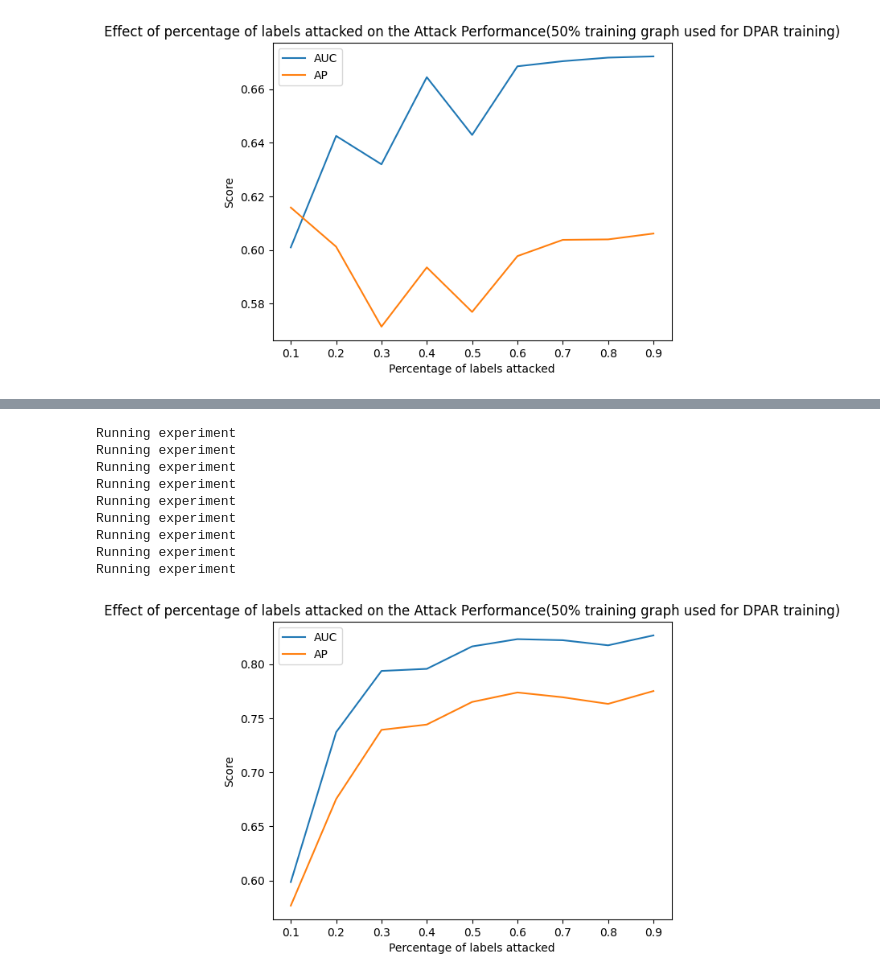
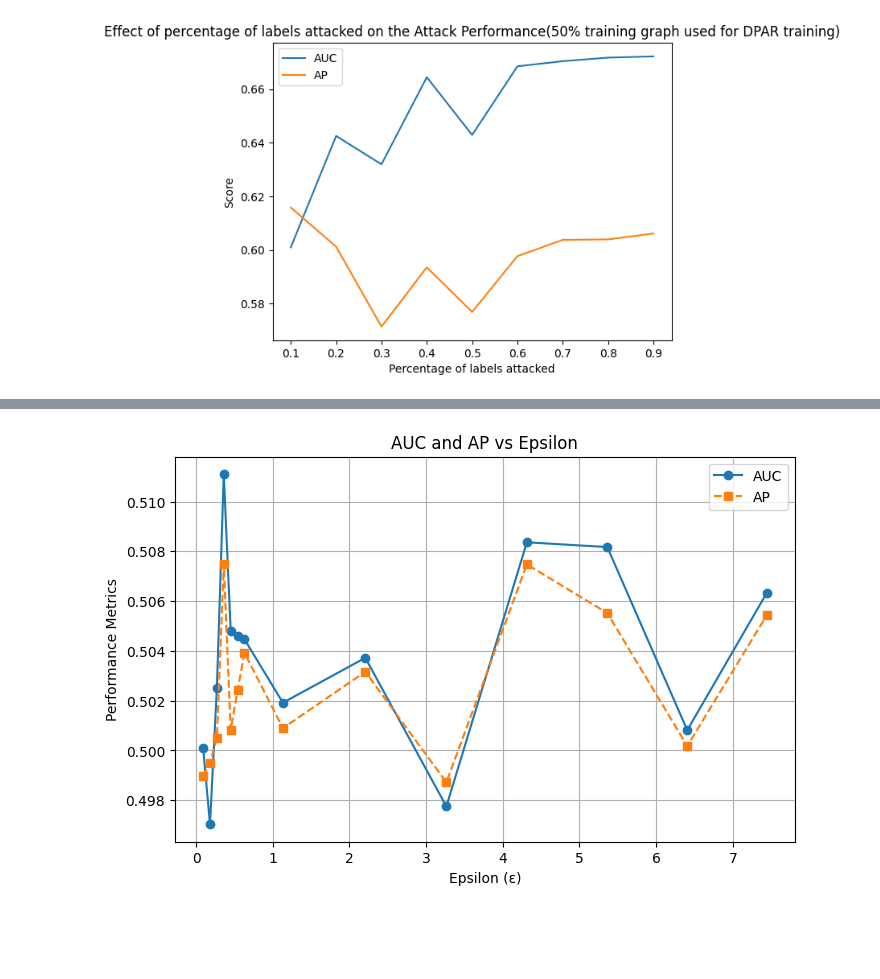
Before and after one commit to Abhinav-Khot/Privacy-Attacks-on-GNNs, a Jupyter notebook: testing.ipynb, the cells around one changed output, grey strips where cells are left out. Cells and saved outputs as stored; diff of their text form; code cells hidden in the pictures; blank space fills up the shorter version.

Commit message:
Correlation between dp ppr and AUC scores experiment results

```diff
--- a/testing.ipynb
+++ b/testing.ipynb
@@ -103,7 +103,7 @@ plt.show()
 # %% [output]
 [figure]
 # %%
-params = ['model_cora_ml_dp_True_sampling9.0pct.npz', 'model_cora_ml_dp_True_sampling50.0pct.npz', 'model_cora_ml_dp_True_sampling100.0pct.npz']
+params = ['model_cora_ml_dp_True_sampling9.0_eps0.09000246137916275pct.npz','model_cora_ml_dp_True_sampling9.0_eps0.1801589547214782pct.npz', 'model_cora_ml_dp_True_sampling9.0_eps0.2700256873131343pct.npz', 'model_cora_ml_dp_True_sampling9.0_eps0.3598754616789323pct.npz','model_cora_ml_dp_True_sampling9.0_eps0.45008769523052505pct.npz','model_cora_ml_dp_True_sampling9.0_eps0.5401418028406431pct.npz','model_cora_ml_dp_True_sampling9.0_eps0.6298872825150577pct.npz','model_cora_ml_dp_True_sampling9.0_eps1.1312639491146967pct.npz','model_cora_ml_dp_True_sampling9.0_eps2.206053317942913pct.npz','model_cora_ml_dp_True_sampling9.0_eps3.263939910842594pct.npz','model_cora_ml_dp_True_sampling9.0_eps4.313994994815165pct.npz','model_cora_ml_dp_True_sampling9.0_eps5.363034437923216pct.npz','model_cora_ml_dp_True_sampling9.0_eps6.406301171609443pct.npz','model_cora_ml_dp_True_sampling9.0_eps7.442893554003019pct.npz']
 results3 = []
 for i in params:
     auc, ap = run_experiment(i, 'train_adj&train_attrcora_ml.npz', 0.1)
@@ -125,6 +125,0 @@ Text(0.5, 1.0, 'Effect of sampling in DPAR training on the Attack Performance')
-# %%
-results4=  []
-
-for i in range(1,10):
-    auc, ap = run_experiment('model_cora_ml_dp_True_sampling100.0pct.npz', 'train_adj&train_attrcora_ml.npz', i/10)
-    results4.append([i/10, auc, ap])
@@ -151,26 +126,33 @@ plt.show()
-# %%
-results5=  []
-
-for i in range(1,10):
-    auc, ap = run_experiment('model_cora_ml_dp_True_sampling50.0pct.npz', 'train_adj&train_attrcora_ml.npz', i/10)
-    results5.append([i/10, auc, ap])
-# %% [output]
-Running experiment
-Running experiment
-Running experiment
-Running experiment
-Running experiment
-Running experiment
-Running experiment
-Running experiment
-Running experiment
-# %%
-plt.plot([r[0] for r in results5], [r[1] for r in results5], label='AUC')
-plt.plot([r[0] for r in results5], [r[2] for r in results5], label='AP')
-plt.legend()
-plt.xlabel('Percentage of labels attacked')
-plt.ylabel('Score')
-plt.title('Effect of percentage of labels attacked on the Attack Performance(50% training graph used for DPAR training)')
-plt.show()
-# %% [output]
-[figure, removed]
+# %%
+import matplotlib.pyplot as plt
+import re
+
+epsilon_values = []
+auc_values = []
+ap_values = []
+
+for result in results3:
+    filename, auc, ap = result
+    match = re.search(r'eps([\d\.]+)pct', filename)
+    if match:
+        epsilon = float(match.group(1))
+        epsilon_values.append(epsilon)
+        auc_values.append(auc)
+        ap_values.append(ap)
+
+# Plot AUC and AP against epsilon values
+plt.figure(figsize=(8, 5))
+plt.plot(epsilon_values, auc_values, marker='o', linestyle='-', label="AUC")
+plt.plot(epsilon_values, ap_values, marker='s', linestyle='--', label="AP")
+
+# Labels and title
+plt.xlabel("Epsilon (ε)")
+plt.ylabel("Performance Metrics")
+plt.title("AUC and AP vs Epsilon")
+plt.legend()
+plt.grid(True)
+
+# Show the plot
+plt.show()
+# %% [output]
+[figure, added]
```
Also changed, not shown: parts of 5 cells of this notebook, 20 other files.
